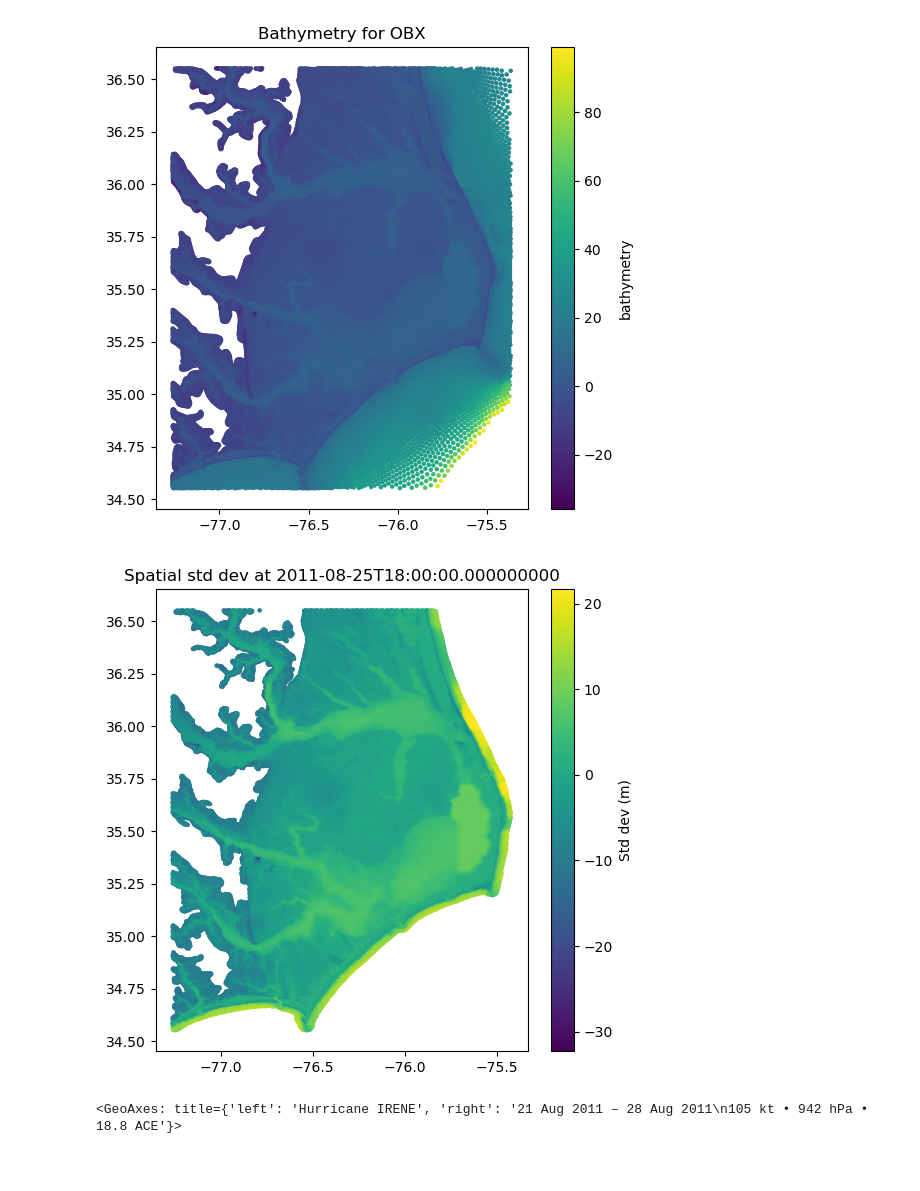
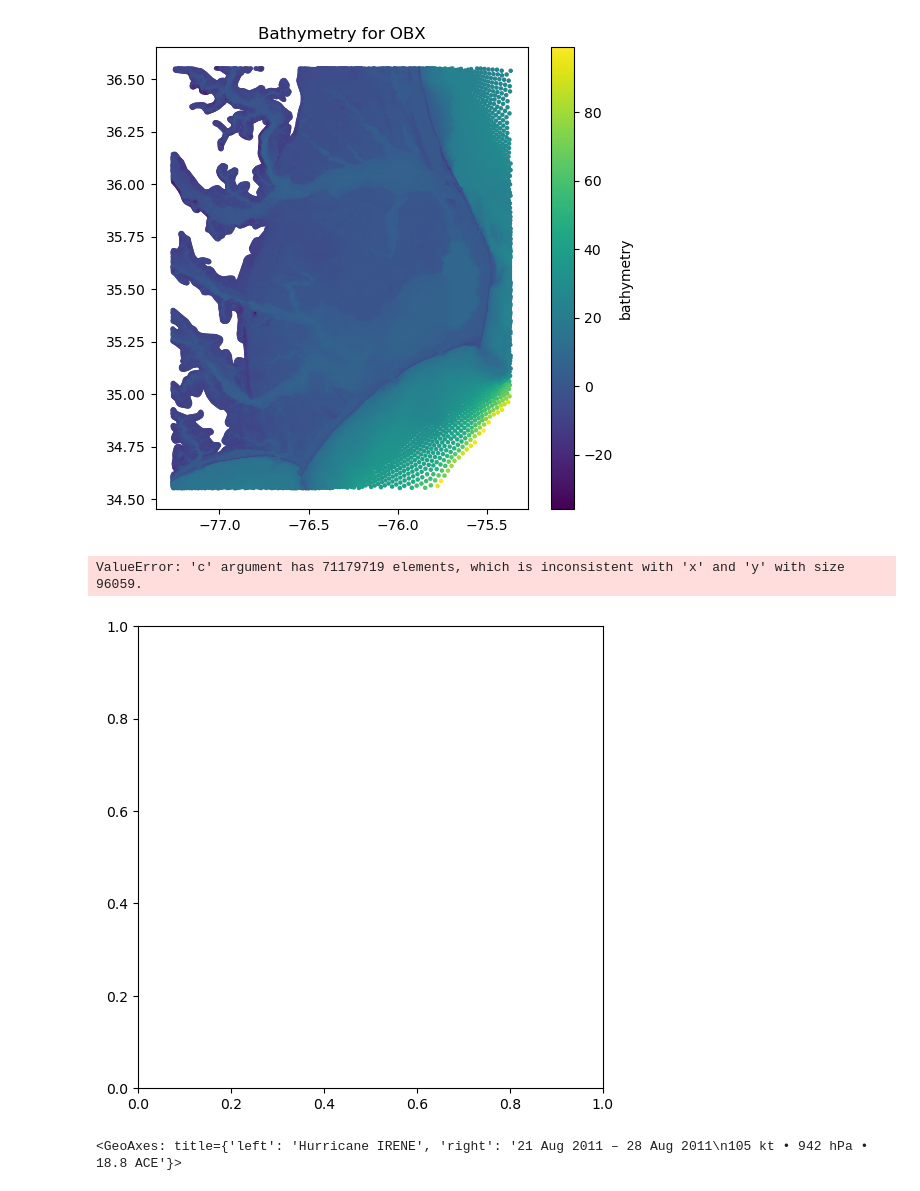
Before and after one commit to qhsimmons/CORA_AOSC650, a Jupyter notebook: Collect_Raw_Data.ipynb, the cells around one changed output. Cells and saved outputs as stored; diff of their text form; code cells hidden in the pictures; blank space fills up the shorter version.

```diff
--- a/Collect_Raw_Data.ipynb
+++ b/Collect_Raw_Data.ipynb
@@ -1403,20 +1472,21 @@ plt.show()
 # %%
 plt.figure(figsize=(6,6))
 t='2011-08-25T18:00:00.000000000'
 
 
 plt.scatter(
     combined_ds_newfeats["lon"],
     combined_ds_newfeats["lat"],
-    c=combined_ds_newfeats["bathy"],
+    c=combined_ds_newfeats["hur_speed"],
     s=5
 )
 
 plt.colorbar(label="Std dev (m)")
 plt.title(f"Spatial std dev at {t}")
 plt.show()
 # %% [output]
+ValueError: 'c' argument has 71179719 elements, which is inconsistent with 'x' and 'y' with size 96059.
-[figure, old version]
+[figure, new version]
 # %%
 irene.plot()
 # %% [output]
```
Also changed, not shown: parts of 13 cells of this notebook.
